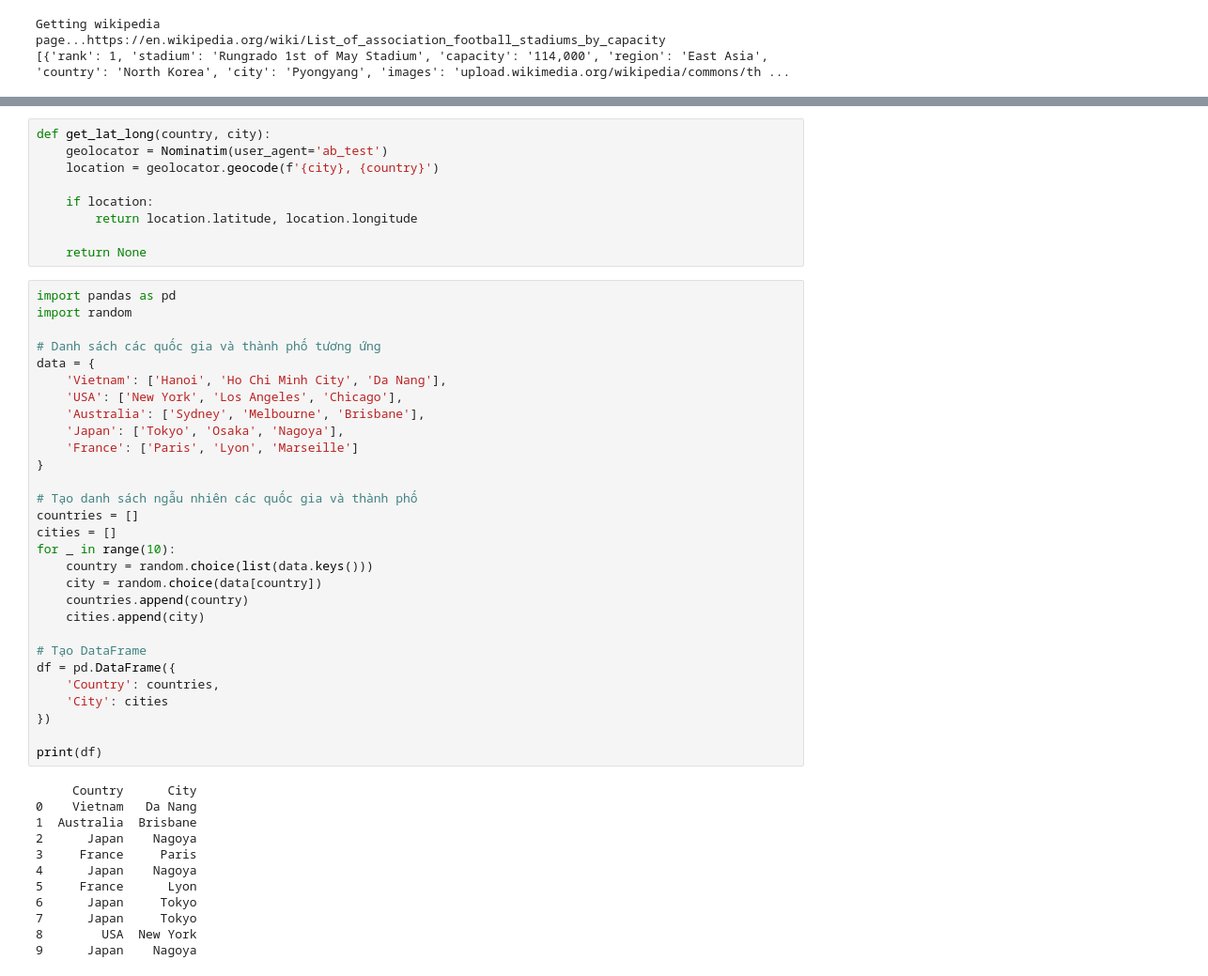
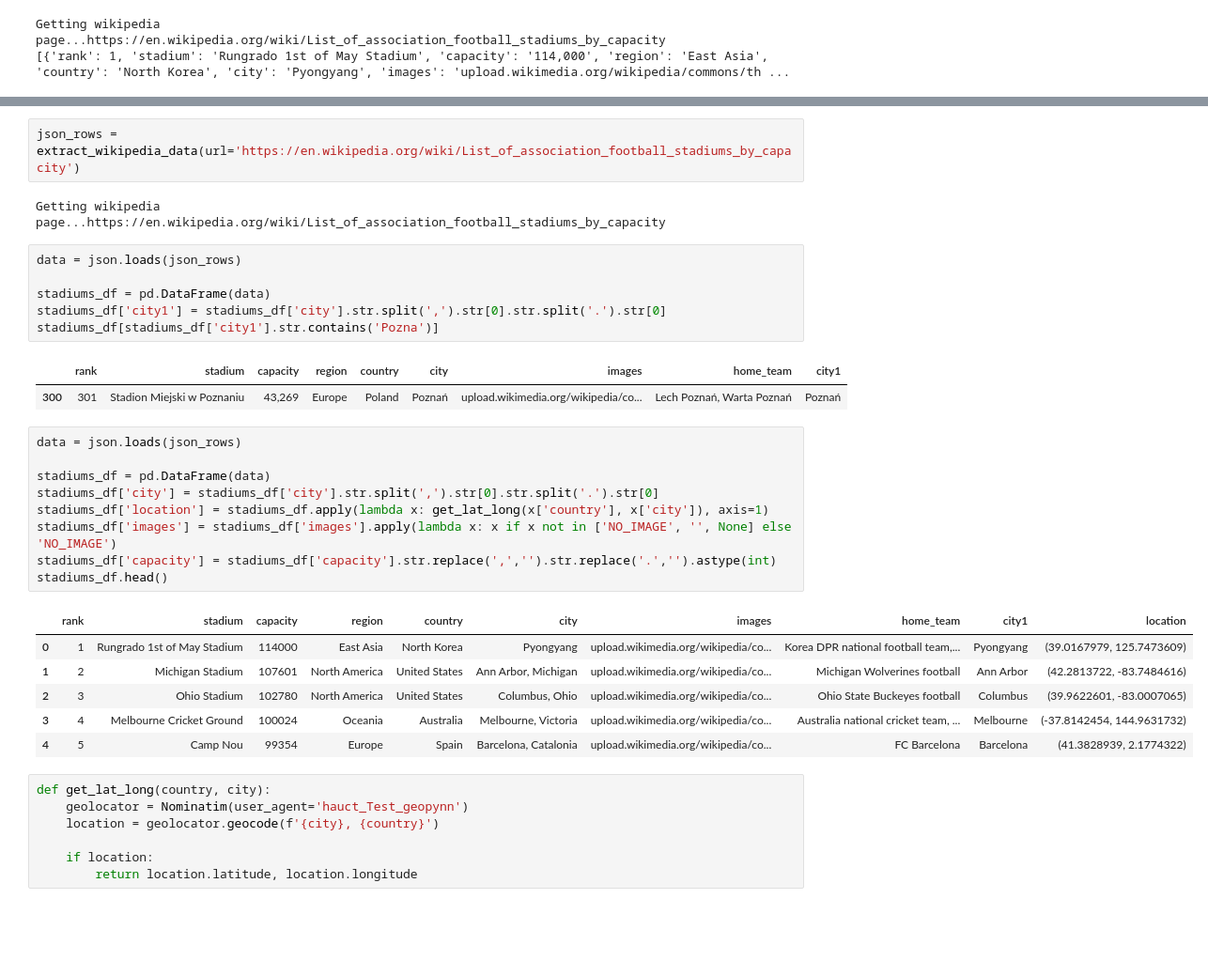
Before and after one commit to hauct/de-football-analytics-, a Jupyter notebook: pipelines/wikipedia_pipelines.ipynb, the cells around one changed output, grey strips where cells are left out. Shown at 94% size. Cells and saved outputs as stored; diff of their text form; blank space fills up the shorter version.

```diff
--- a/pipelines/wikipedia_pipelines.ipynb
+++ b/pipelines/wikipedia_pipelines.ipynb
@@ -143,50 +233,36 @@ pd.DataFrame(data).head()
+# %%
+json_rows = extract_wikipedia_data(url='https://en.wikipedia.org/wiki/List_of_association_football_stadiums_by_capacity')
+# %% [output]
+Getting wikipedia page...https://en.wikipedia.org/wiki/List_of_association_football_stadiums_by_capacity
+# %%
+data = json.loads(json_rows)
+
+stadiums_df = pd.DataFrame(data)
+stadiums_df['city1'] = stadiums_df['city'].str.split(',').str[0].str.split('.').str[0]
+stadiums_df[stadiums_df['city1'].str.contains('Pozna')]
+# %% [output]
+|  | rank | stadium | capacity | region | country | city | images | home_team | city1 |
+| 300 | 301 | Stadion Miejski w Poznaniu | 43,269 | Europe | Poland | Poznań | upload.wikimedia.org/wikipedia/co... | Lech Poznań, Warta Poznań | Poznań |
+# %%
+data = json.loads(json_rows)
+
+stadiums_df = pd.DataFrame(data)
+stadiums_df['city'] = stadiums_df['city'].str.split(',').str[0].str.split('.').str[0]
+stadiums_df['location'] = stadiums_df.apply(lambda x: get_lat_long(x['country'], x['city']), axis=1)
+stadiums_df['images'] = stadiums_df['images'].apply(lambda x: x if x not in ['NO_IMAGE', '', None] else 'NO_IMAGE')
+stadiums_df['capacity'] = stadiums_df['capacity'].str.replace(',','').str.replace('.','').astype(int)
+stadiums_df.head()
+# %% [output]
+|  | rank | stadium | capacity | region | country | city | images | home_team | city1 | location |
+| 0 | 1 | Rungrado 1st of May Stadium | 114000 | East Asia | North Korea | Pyongyang | upload.wikimedia.org/wikipedia/co... | Korea DPR national football team,... | Pyongyang | (39.0167979, 125.7473609) |
+| 1 | 2 | Michigan Stadium | 107601 | North America | United States | Ann Arbor, Michigan | upload.wikimedia.org/wikipedia/co... | Michigan Wolverines football | Ann Arbor | (42.2813722, -83.7484616) |
+| 2 | 3 | Ohio Stadium | 102780 | North America | United States | Columbus, Ohio | upload.wikimedia.org/wikipedia/co... | Ohio State Buckeyes football | Columbus | (39.9622601, -83.0007065) |
+| 3 | 4 | Melbourne Cricket Ground | 100024 | Oceania | Australia | Melbourne, Victoria | upload.wikimedia.org/wikipedia/co... | Australia national cricket team, ... | Melbourne | (-37.8142454, 144.9631732) |
+| 4 | 5 | Camp Nou | 99354 | Europe | Spain | Barcelona, Catalonia | upload.wikimedia.org/wikipedia/co... | FC Barcelona | Barcelona | (41.3828939, 2.1774322) |
 # %%
 def get_lat_long(country, city):
-    geolocator = Nominatim(user_agent='ab_test')
+    geolocator = Nominatim(user_agent='hauct_Test_geopynn')
     location = geolocator.geocode(f'{city}, {country}')
 
     if location:
         return location.latitude, location.longitude
-
-    return None
-# %%
-import pandas as pd
-import random
-
-# Danh sách các quốc gia và thành phố tương ứng
-data = {
-    'Vietnam': ['Hanoi', 'Ho Chi Minh City', 'Da Nang'],
-    'USA': ['New York', 'Los Angeles', 'Chicago'],
-    'Australia': ['Sydney', 'Melbourne', 'Brisbane'],
-    'Japan': ['Tokyo', 'Osaka', 'Nagoya'],
-    'France': ['Paris', 'Lyon', 'Marseille']
-}
-
-# Tạo danh sách ngẫu nhiên các quốc gia và thành phố
-countries = []
-cities = []
-for _ in range(10):
-    country = random.choice(list(data.keys()))
-    city = random.choice(data[country])
-    countries.append(country)
-    cities.append(city)
-
-# Tạo DataFrame
-df = pd.DataFrame({
-    'Country': countries,
-    'City': cities
-})
-
-print(df)
-# %% [output]
-     Country      City
-0    Vietnam   Da Nang
-1  Australia  Brisbane
-2      Japan    Nagoya
-3     France     Paris
-4      Japan    Nagoya
-5     France      Lyon
-6      Japan     Tokyo
-7      Japan     Tokyo
-8        USA  New York
-9      Japan    Nagoya
```
Also changed, not shown: parts of 6 cells of this notebook, 2 other files.
